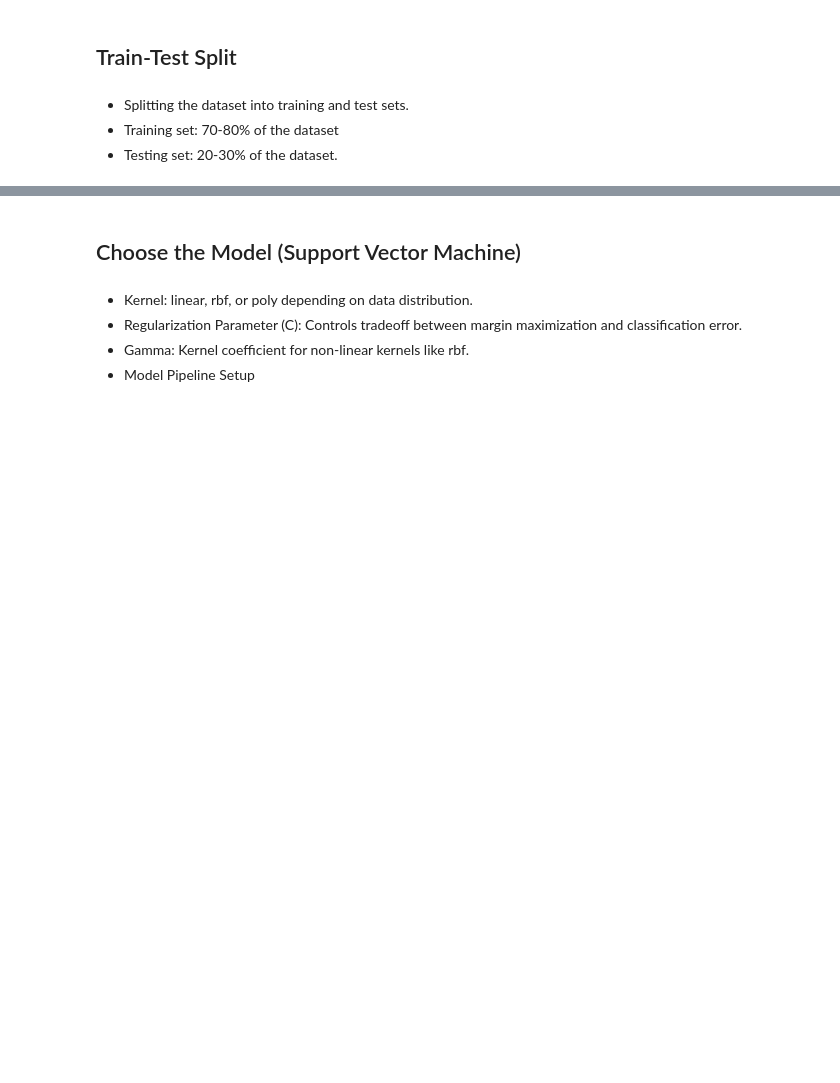
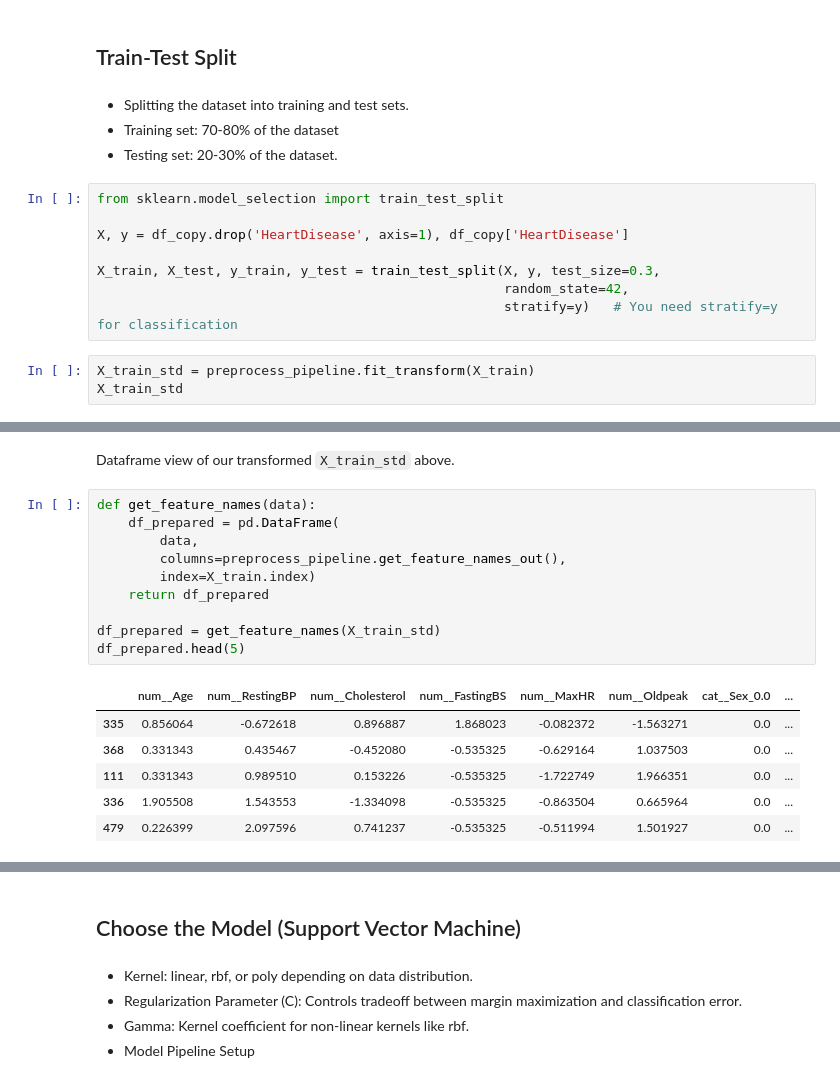
Before and after one commit to Alex-Idachaba/Machine-Learning-Algorithms, a Jupyter notebook: Support_Vector_Machine.ipynb, the cells around one changed output, grey strips where cells are left out. Saved outputs shown, nothing was run; the diff lists cells and outputs as text; blank space fills up the shorter version.

```diff
--- a/Support_Vector_Machine.ipynb
+++ b/Support_Vector_Machine.ipynb
@@ -213,3 +282,14 @@ Name: count, dtype: int64
 * Splitting the dataset into training and test sets.
 * Training set: 70-80% of the dataset
 * Testing set: 20-30% of the dataset.
+# %%
+from sklearn.model_selection import train_test_split
+
+X, y = df_copy.drop('HeartDisease', axis=1), df_copy['HeartDisease']
+
+X_train, X_test, y_train, y_test = train_test_split(X, y, test_size=0.3,
+                                                    random_state=42,
+                                                    stratify=y)   # You need stratify=y for classification
+# %%
+X_train_std = preprocess_pipeline.fit_transform(X_train)
+X_train_std
@@ -215,0 +310,19 @@ Name: count, dtype: int64
+# %% [markdown]
+Dataframe view of our transformed `X_train_std` above.
+# %%
+def get_feature_names(data):
+    df_prepared = pd.DataFrame(
+        data,
+        columns=preprocess_pipeline.get_feature_names_out(),
+        index=X_train.index)
+    return df_prepared
+
+df_prepared = get_feature_names(X_train_std)
+df_prepared.head(5)
+# %% [output]
+|  | num__Age | num__RestingBP | num__Cholesterol | num__FastingBS | num__MaxHR | num__Oldpeak | cat__Sex_0.0 | ... |
+| 335 | 0.856064 | -0.672618 | 0.896887 | 1.868023 | -0.082372 | -1.563271 | 0.0 | ... |
+| 368 | 0.331343 | 0.435467 | -0.452080 | -0.535325 | -0.629164 | 1.037503 | 0.0 | ... |
+| 111 | 0.331343 | 0.989510 | 0.153226 | -0.535325 | -1.722749 | 1.966351 | 0.0 | ... |
+| 336 | 1.905508 | 1.543553 | -1.334098 | -0.535325 | -0.863504 | 0.665964 | 0.0 | ... |
+| 479 | 0.226399 | 2.097596 | 0.741237 | -0.535325 | -0.511994 | 1.501927 | 0.0 | ... |
```
Also changed, not shown: parts of 18 cells of this notebook, 1 other file.
